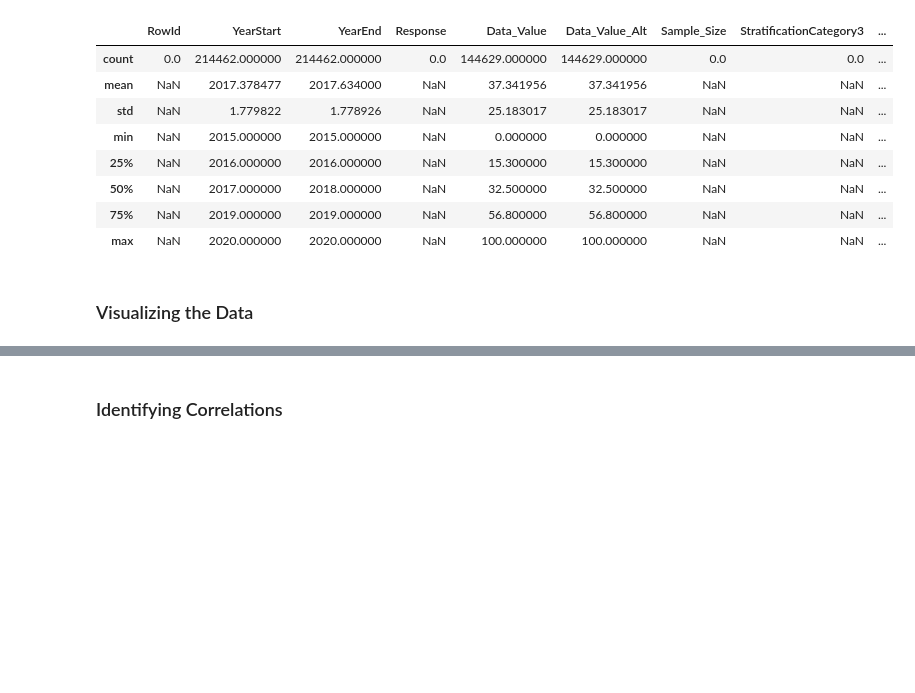
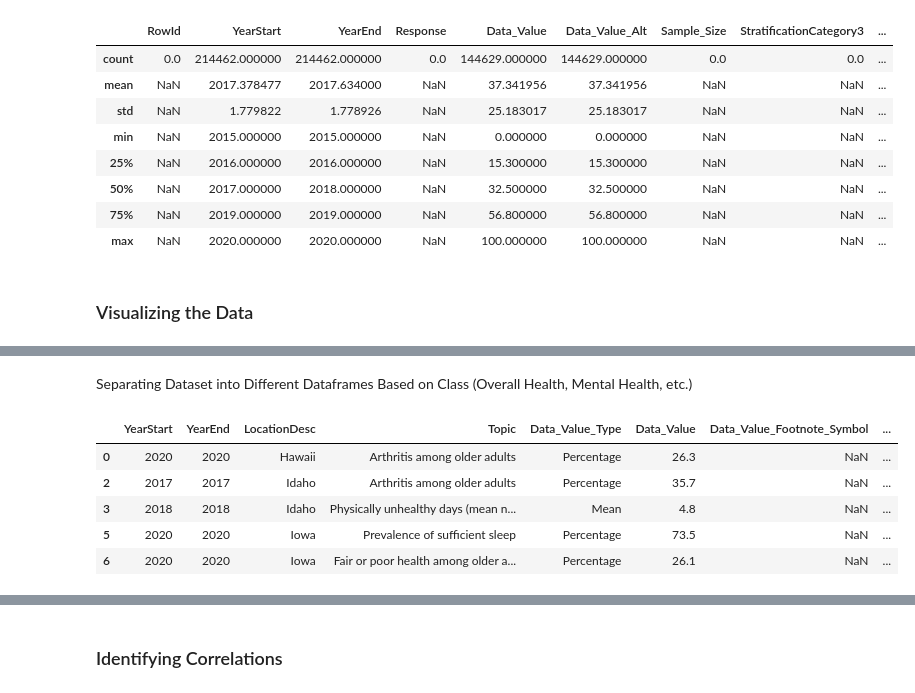
Before and after one commit to ashleythorlin/Risk-Prediction-For-Alzheimers, a Jupyter notebook: DatasetAfterPreprocessing.ipynb, the cells around one changed output, grey strips where cells are left out. Cells and saved outputs as stored; diff of their text form; code cells hidden in the pictures; blank space fills up the shorter version.

```diff
--- a/DatasetAfterPreprocessing.ipynb
+++ b/DatasetAfterPreprocessing.ipynb
@@ -74,0 +116,24 @@ plt.show()
+# %% [markdown]
+Separating Dataset into Different Dataframes Based on Class (Overall Health, Mental Health, etc.)
+# %%
+# Retrieve unique values from Class
+class_names = alzheimers_clean["Class"].unique()
+
+# Create dataframes for each class
+overall_health = alzheimers_clean[alzheimers_clean['Class'] == 'Overall Health'].drop(labels='Class', axis=1)
+mental_health = alzheimers_clean[alzheimers_clean['Class'] == 'Mental Health'].drop(labels='Class', axis=1)
+smoking_alcohol = alzheimers_clean[alzheimers_clean['Class'] == 'Smoking and Alcohol Use'].drop(labels='Class', axis=1)
+screenings_vaccines = alzheimers_clean[alzheimers_clean['Class'] == 'Screenings and Vaccines'].drop(labels='Class', axis=1)
+nutrition = alzheimers_clean[alzheimers_clean['Class'] == 'Nutrition/Physical Activity/Obesity'].drop(labels='Class', axis=1)
+caregiving = alzheimers_clean[alzheimers_clean['Class'] == 'Caregiving'].drop(labels='Class', axis=1)
+cognitive_decline = alzheimers_clean[alzheimers_clean['Class'] == 'Cognitive Decline'].drop(labels='Class', axis=1)
+
+
+overall_health.head()
+# %% [output]
+|  | YearStart | YearEnd | LocationDesc | Topic | Data_Value_Type | Data_Value | Data_Value_Footnote_Symbol | ... |
+| 0 | 2020 | 2020 | Hawaii | Arthritis among older adults | Percentage | 26.3 | NaN | ... |
+| 2 | 2017 | 2017 | Idaho | Arthritis among older adults | Percentage | 35.7 | NaN | ... |
+| 3 | 2018 | 2018 | Idaho | Physically unhealthy days (mean n... | Mean | 4.8 | NaN | ... |
+| 5 | 2020 | 2020 | Iowa | Prevalence of sufficient sleep | Percentage | 73.5 | NaN | ... |
+| 6 | 2020 | 2020 | Iowa | Fair or poor health among older a... | Percentage | 26.1 | NaN | ... |
```
Also changed, not shown: parts of 20 cells of this notebook, 3 other files.
